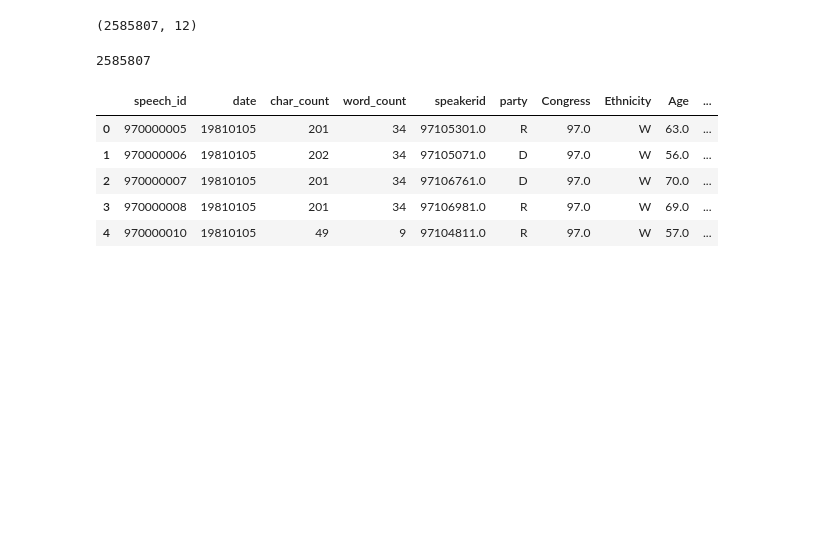
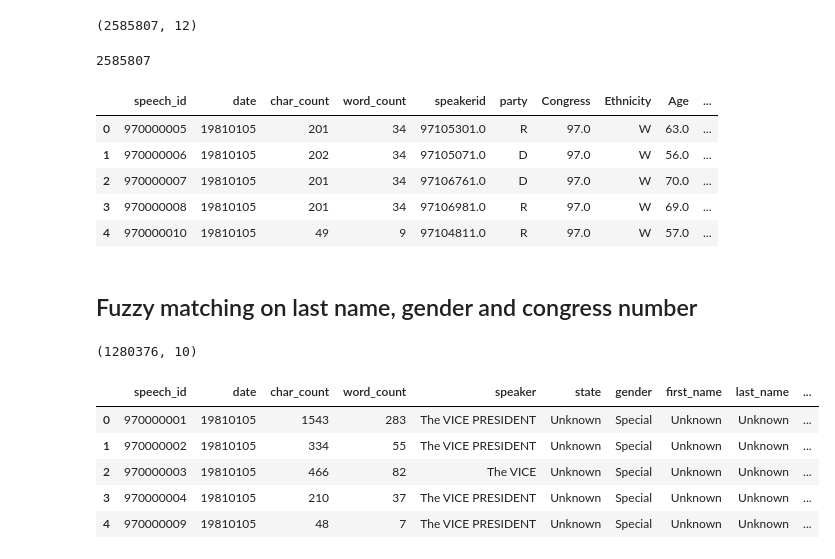
Before and after one commit to YuliaZamriy/W266-Final-Project, a Jupyter notebook: data/QA/speech_descr_qa.ipynb, the cells around one changed output. Saved outputs shown, nothing was run; the diff lists cells and outputs as text; code cells hidden in the pictures; blank space fills up the shorter version.

Commit message:
added congress people with fuzzy match

```diff
--- a/data/QA/speech_descr_qa.ipynb
+++ b/data/QA/speech_descr_qa.ipynb
@@ -148,6 +148,3 @@ min           1.000000
 75%         153.000000
 max       11750.000000
 Name: word_count, dtype: float64
-# %%
-descr_exp = descr_exp[~descr_exp.speakerid.isna()]
-descr_exp.shape
@@ -165,3 +167,7 @@ descr_exp.head()
+# %%
+keep_cols_descr = ['speech_id', 'date', 'char_count', 'word_count']
+keep_cols_descr_excl = ['speech_id', 'date', 'char_count', 'word_count', 'speaker', 'state', 'gender', 'first_name', 'last_name']
+keep_cols_map = ['speakerid', 'speech_id', 'party', 'Congress', 'Ethnicity', 'Age', 'Age_lt_med', 'NonWhite', 'Female']
 # %%
 congresses = []
 for c in range(97,115):
@@ -189,9 +195,3 @@ congresses
  '112',
  '113',
  '114']
-# %%
-dirpath = '../raw/hein-daily/'
-for c in congresses:
-    mapfile = dirpath+c+'_SpeakerMap.txt'
-    speakermap = pd.read_csv(mapfile, sep="|")
-    print(speakermap.shape)
@@ -217,5 +198,6 @@ for c in congresses:
 # %%
-full_descr = pd.DataFrame(columns=list(descr_exp))
+full_descr = pd.DataFrame()
+full_descr_excl = pd.DataFrame()
 row_cnt = 0
 for c in congresses:
     mapfile = dirpath+c+'_SpeakerMap.txt'
@@ -223,11 +205,13 @@ for c in congresses:
     speakermap = pd.read_csv(mapfile, sep="|")
     speakermap = speakermap.merge(full_map, how='left', on='speakerid')
     descr = pd.read_csv(descrfile, sep="|")
-    descr_exp = descr[keep_cols_descr].merge(speakermap[keep_cols_map], how='left', on='speech_id')
-    descr_exp = descr_exp[~descr_exp.speakerid.isna()]
+    descr_exp = descr[keep_cols_descr].merge(speakermap[keep_cols_map], how='inner', on='speech_id')
+    descr_excl = descr[keep_cols_descr_excl].merge(speakermap[['speech_id','speakerid']], how='left', on='speech_id')
+    descr_excl = descr_excl[descr_excl.speakerid.isna()]
     row_cnt += descr_exp.shape[0]
     print("File: {} raw: {} rows. Processed: {} rows".format(c, descr.shape[0], descr_exp.shape[0]))
     full_descr = full_descr.append(descr_exp, ignore_index=True)
+    full_descr_excl = full_descr_excl.append(descr_excl, ignore_index=True)
 # %% [output]
 File: 097 raw: 283398 rows. Processed: 202054 rows
 File: 098 raw: 280288 rows. Processed: 201199 rows
@@ -266,3 +254,18 @@ full_descr.head()
 | 4 | 970000010 | 19810105 | 49 | 9 | 97104811.0 | R | 97.0 | W | 57.0 | ... |
 # %%
 full_descr.to_csv('./full_descr.txt', sep='|', index=False)
+# %% [markdown]
+## Fuzzy matching on last name, gender and congress number
+# %%
+full_descr_excl.shape
+# %% [output]
+(1280376, 10)
+# %%
+full_descr_excl.head()
+# %% [output]
+|  | speech_id | date | char_count | word_count | speaker | state | gender | first_name | last_name | ... |
+| 0 | 970000001 | 19810105 | 1543 | 283 | The VICE PRESIDENT | Unknown | Special | Unknown | Unknown | ... |
+| 1 | 970000002 | 19810105 | 334 | 55 | The VICE PRESIDENT | Unknown | Special | Unknown | Unknown | ... |
+| 2 | 970000003 | 19810105 | 466 | 82 | The VICE | Unknown | Special | Unknown | Unknown | ... |
+| 3 | 970000004 | 19810105 | 210 | 37 | The VICE PRESIDENT | Unknown | Special | Unknown | Unknown | ... |
+| 4 | 970000009 | 19810105 | 48 | 7 | The VICE PRESIDENT | Unknown | Special | Unknown | Unknown | ... |
```
Also changed, not shown: parts of 42 cells of this notebook, 8 other files.
